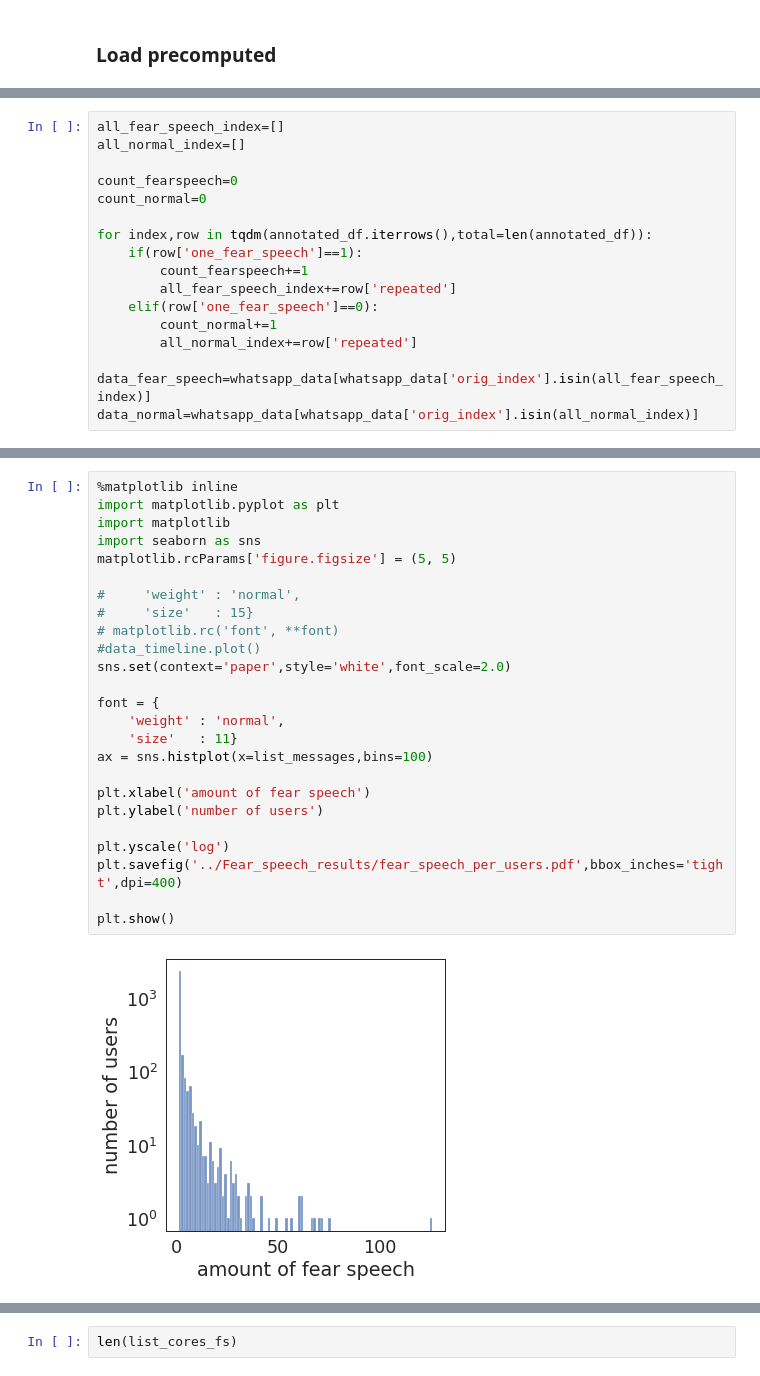
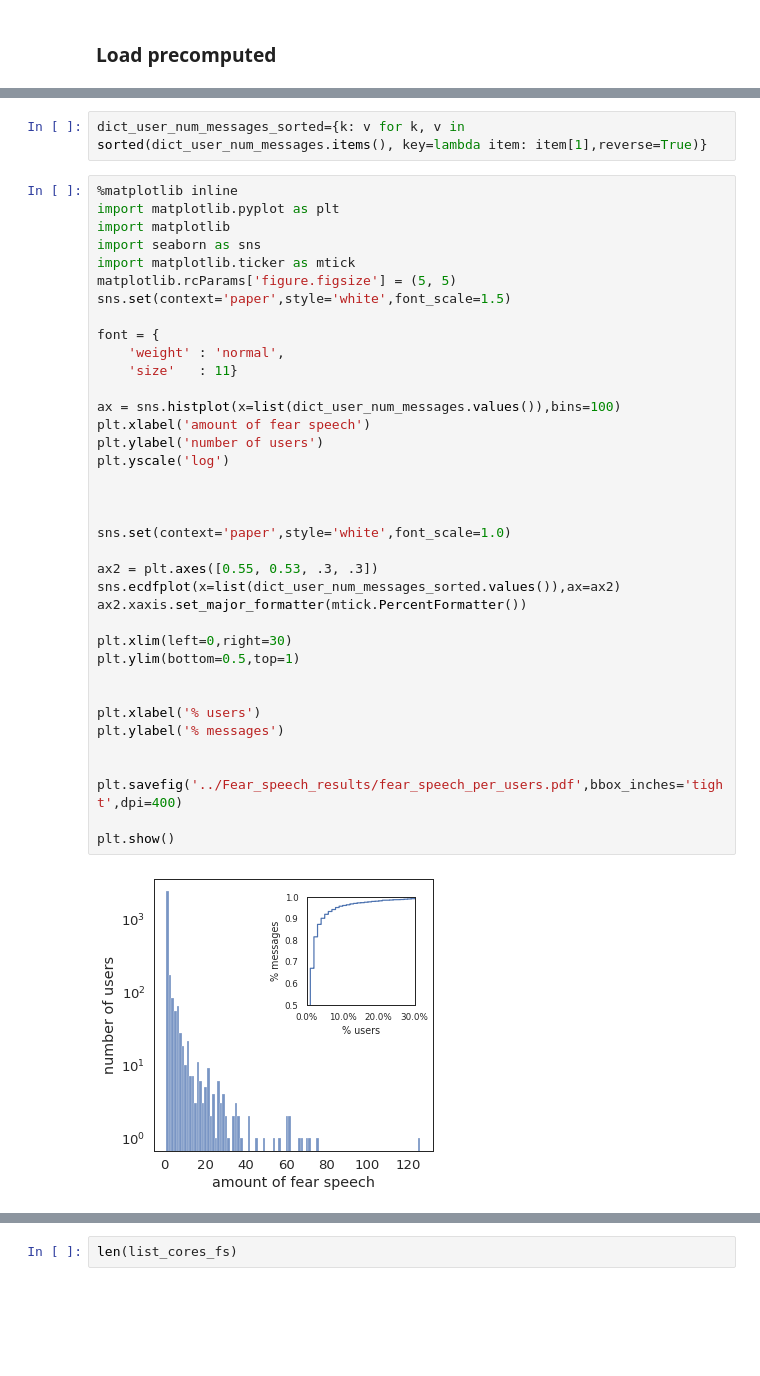
Before and after one commit to hate-alert/Fear-speech-analysis, a Jupyter notebook: Network_analysis.ipynb, the cells around one changed output, grey strips where cells are left out. Drawn from its saved outputs; the diff is of its cells as text; blank space fills up the shorter version.

```diff
--- a/Network_analysis.ipynb
+++ b/Network_analysis.ipynb
@@ -130,17 +74,0 @@ dict_centrality=nx.algorithms.centrality.information_centrality(S, weight='weigh
-# %%
-all_fear_speech_index=[]
-all_normal_index=[]
-
-count_fearspeech=0
-count_normal=0
-
-for index,row in tqdm(annotated_df.iterrows(),total=len(annotated_df)):
-    if(row['one_fear_speech']==1):
-        count_fearspeech+=1
-        all_fear_speech_index+=row['repeated']
-    elif(row['one_fear_speech']==0):
-        count_normal+=1
-        all_normal_index+=row['repeated']
-
-data_fear_speech=whatsapp_data[whatsapp_data['orig_index'].isin(all_fear_speech_index)]
-data_normal=whatsapp_data[whatsapp_data['orig_index'].isin(all_normal_index)]
@@ -156,27 +98,41 @@ for user in data_fear_speech.phone_num_anonymized.unique():
+# %%
+dict_user_num_messages_sorted={k: v for k, v in sorted(dict_user_num_messages.items(), key=lambda item: item[1],reverse=True)}
 # %%
 %matplotlib inline
 import matplotlib.pyplot as plt
 import matplotlib
 import seaborn as sns
+import matplotlib.ticker as mtick
 matplotlib.rcParams['figure.figsize'] = (5, 5)
-
-#     'weight' : 'normal',
-#     'size'   : 15}
-# matplotlib.rc('font', **font)
-#data_timeline.plot()
-sns.set(context='paper',style='white',font_scale=2.0)
+sns.set(context='paper',style='white',font_scale=1.5)
 
 font = {
     'weight' : 'normal',
     'size'   : 11}
-ax = sns.histplot(x=list_messages,bins=100)
 
+ax = sns.histplot(x=list(dict_user_num_messages.values()),bins=100)
 plt.xlabel('amount of fear speech')
 plt.ylabel('number of users')
+plt.yscale('log')
 
-plt.yscale('log')
+
+
+sns.set(context='paper',style='white',font_scale=1.0)
+
+ax2 = plt.axes([0.55, 0.53, .3, .3])
+sns.ecdfplot(x=list(dict_user_num_messages_sorted.values()),ax=ax2)
+ax2.xaxis.set_major_formatter(mtick.PercentFormatter())
+
+plt.xlim(left=0,right=30)
+plt.ylim(bottom=0.5,top=1)
+
+
+plt.xlabel('% users')
+plt.ylabel('% messages')
+
+
 plt.savefig('../Fear_speech_results/fear_speech_per_users.pdf',bbox_inches='tight',dpi=400)
 
 plt.show()
 # %% [output]
-[figure, old version]
+[figure, new version]
```
Also changed, not shown: parts of 60 cells of this notebook, 20 other files.
